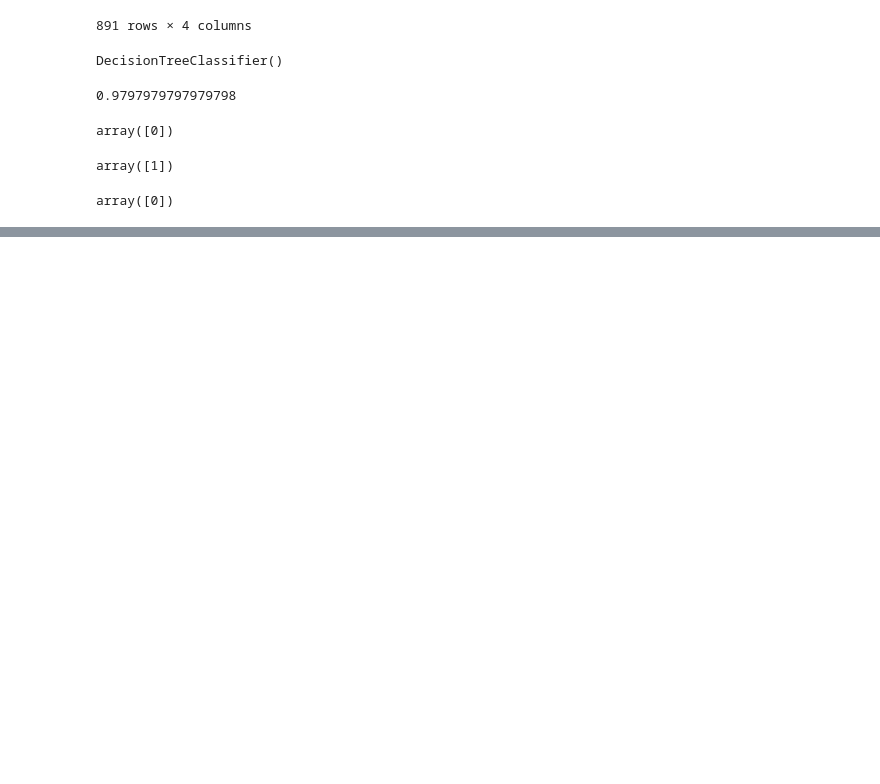
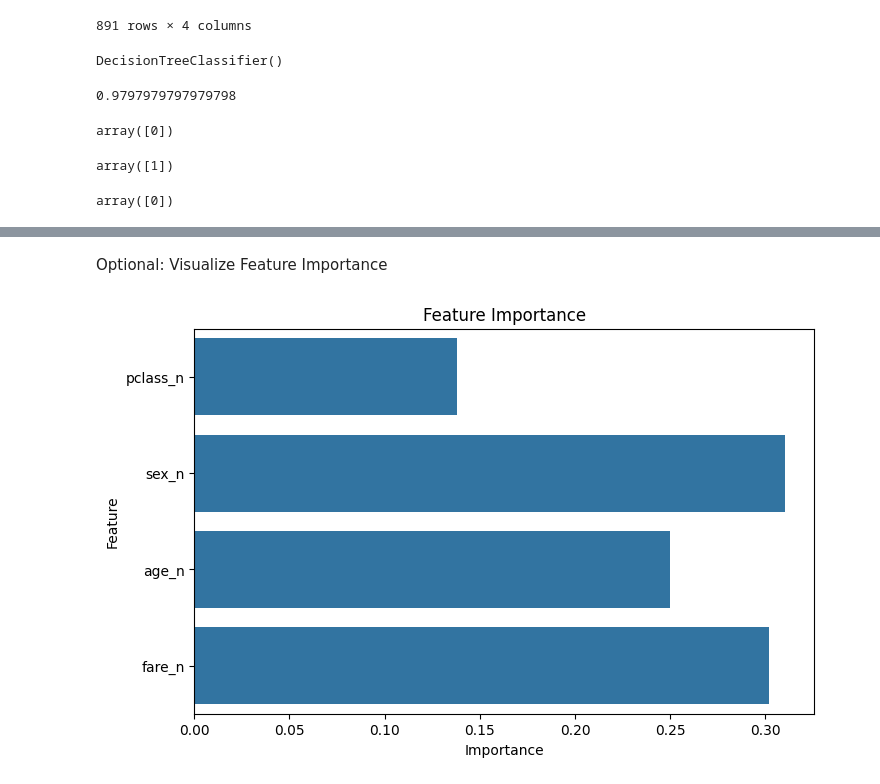
Before and after one commit to Ruhi1010/machine_learning, a Jupyter notebook: algorithm/decision_tree.ipynb, the cells around one changed output, grey strips where cells are left out. Drawn from its saved outputs; the diff is of its cells as text; code cells hidden in the pictures; blank space fills up the shorter version.

```diff
--- a/algorithm/decision_tree.ipynb
+++ b/algorithm/decision_tree.ipynb
@@ -270,0 +315,15 @@ array([0])
+# %% [markdown]
+Optional: Visualize Feature Importance
+# %%
+# Feature importance plot
+importances = model.feature_importances_
+feature_names = inputs_n.columns
+
+plt.figure(figsize=(8,5))
+sns.barplot(x=importances, y=feature_names)
+plt.title('Feature Importance')
+plt.xlabel('Importance')
+plt.ylabel('Feature')
+plt.show()
+# %% [output]
+[figure, added]
```
Also changed, not shown: parts of 9 cells of this notebook, 2 other files.
